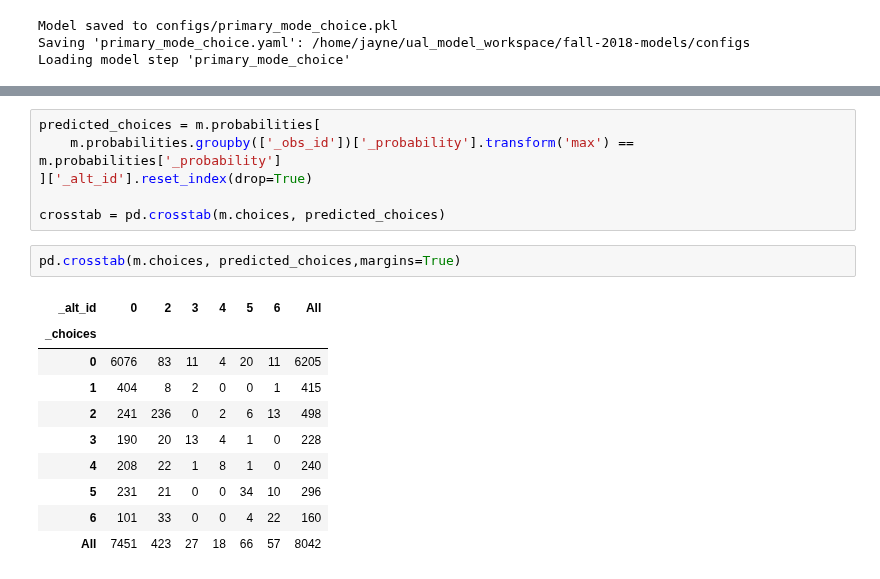
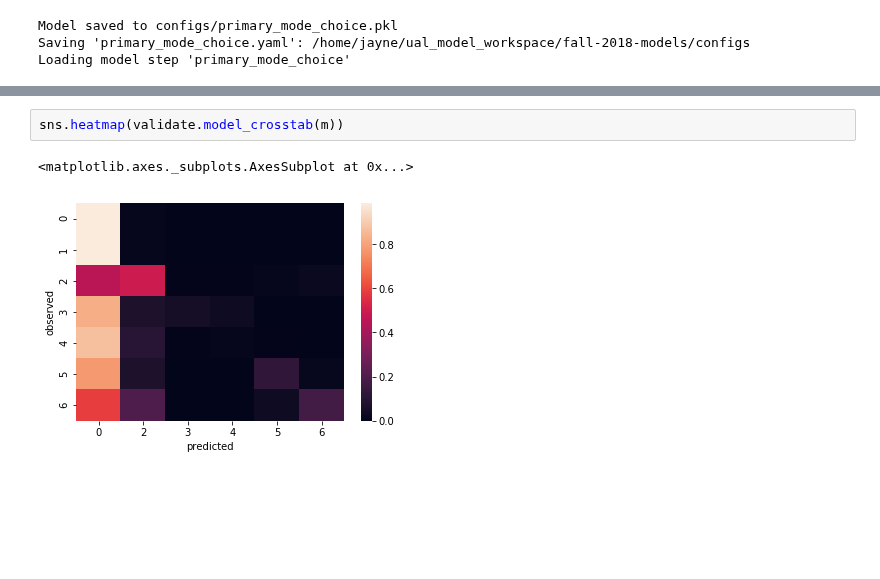
Before and after one commit to ual/ual_model_workspace, a Jupyter notebook: fall-2018-models/notebooks-jayne/mode_choice.ipynb, the cells around one changed output, grey strips where cells are left out. Drawn from its saved outputs; the diff is of its cells as text; blank space fills up the shorter version.

```diff
--- a/fall-2018-models/notebooks-jayne/mode_choice.ipynb
+++ b/fall-2018-models/notebooks-jayne/mode_choice.ipynb
@@ -222,19 +245,5 @@ validate.model_crosstab(m)
-# %%
-predicted_choices = m.probabilities[
-    m.probabilities.groupby(['_obs_id'])['_probability'].transform('max') ==  m.probabilities['_probability']
-]['_alt_id'].reset_index(drop=True)
-
-crosstab = pd.crosstab(m.choices, predicted_choices)
-# %%
-pd.crosstab(m.choices, predicted_choices,margins=True)
-# %% [output]
-| _alt_id | 0 | 2 | 3 | 4 | 5 | 6 | All |
-| _choices |  |  |  |  |  |  |  |
-| 0 | 6076 | 83 | 11 | 4 | 20 | 11 | 6205 |
-| 1 | 404 | 8 | 2 | 0 | 0 | 1 | 415 |
-| 2 | 241 | 236 | 0 | 2 | 6 | 13 | 498 |
-| 3 | 190 | 20 | 13 | 4 | 1 | 0 | 228 |
-| 4 | 208 | 22 | 1 | 8 | 1 | 0 | 240 |
-| 5 | 231 | 21 | 0 | 0 | 34 | 10 | 296 |
-| 6 | 101 | 33 | 0 | 0 | 4 | 22 | 160 |
-| All | 7451 | 423 | 27 | 18 | 66 | 57 | 8042 |
+# %%
+sns.heatmap(validate.model_crosstab(m))
+# %% [output]
+<matplotlib.axes._subplots.AxesSubplot at 0x...>
+[figure, added]
```
Also changed, not shown: parts of 5 cells of this notebook, 1 other file.
